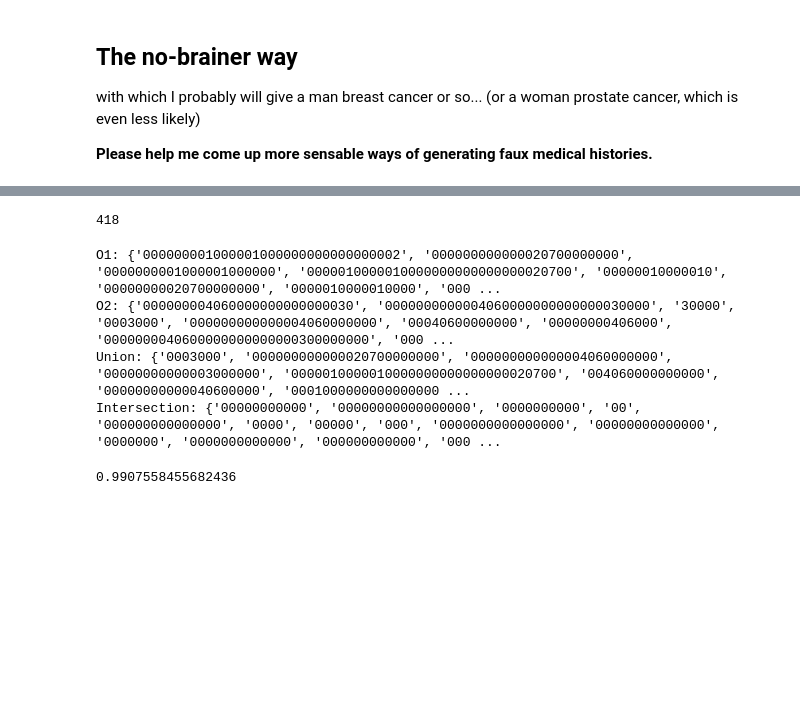
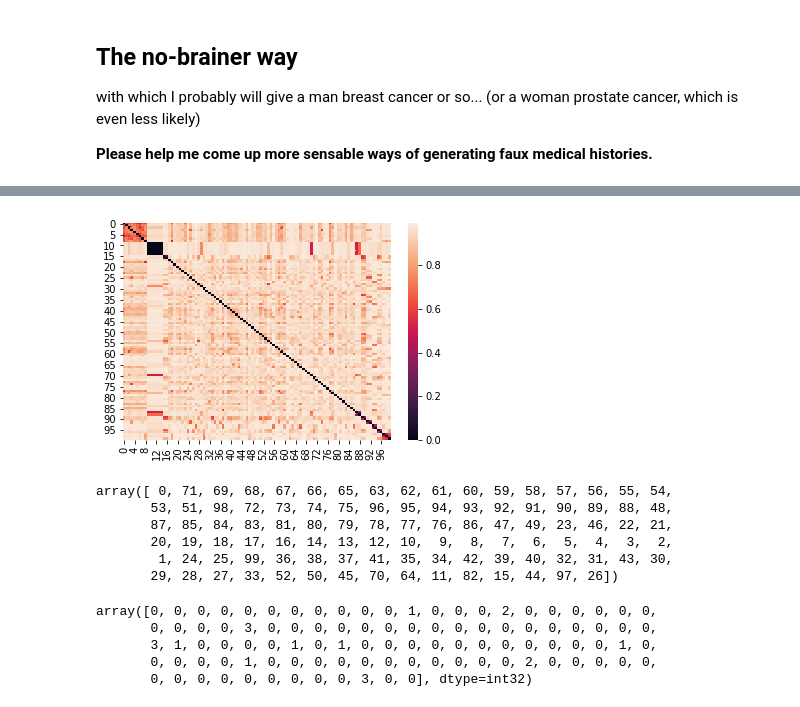
Before and after one commit to zeroknowledgediscovery/house_, a Jupyter notebook: pycode/QuasiMetric_Yi.ipynb, the cells around one changed output, grey strips where cells are left out. Cells and saved outputs as stored; diff of their text form; code cells hidden in the pictures; blank space fills up the shorter version.

Commit message:
plot clusters

```diff
--- a/pycode/QuasiMetric_Yi.ipynb
+++ b/pycode/QuasiMetric_Yi.ipynb
@@ -6,7 +6,7 @@ def get_omega(input_string):
     return set([input_string[i: j + 1] for i in range(length) for j in range(i, length)])
 
 
-def get_weightedJac(R1, R2, get_weight=None):
+def get_weightedJac(R1, R2, get_weight=None, *, verbose=False):
     """
     Calculate the (weighted) Jaccard distance between two formatted medical histories.
     """
@@ -18,6 +18,12 @@ def get_weightedJac(R1, R2, get_weight=None):
     union = O1.union(O2)
     intersection = O1.intersection(O2)
 
+    if verbose:
+        print('O1: {}'.format(O1))
+        print('O2: {}'.format(O2))
+        print('Union: {}'.format(union))
+        print('Intersection: {}'.format(intersection))
+
     weight_union = 0
     weight_intersection = 0
     for seq in union:
@@ -73,15 +76,9 @@ matrix = np.random.choice(10, size=(num_histories, length), replace=True, p=p)
 # %%
-histories = []
-for idx, row in enumerate(matrix):
-    history = ''.join(list(map(str, row)))
-    print('{}:\t{}'.format(idx, history))
-    histories.append(history)
-
-Jaccard = np.ones((num_histories, num_histories))
+Jaccard = np.zeros((num_histories, num_histories))
 for i in range(num_histories):
     for j in range(i + 1, num_histories):
         jac = get_weightedJac(histories[i], histories[j])
-        print('{}, {}:\t{}'.format(i, j, jac))
+        # print('{}, {}:\t{}'.format(i, j, jac))
         Jaccard[i][j] = jac
         Jaccard[j][i] = jac
 # %% [output]
@@ -105,12 +86,32 @@ for i in range(num_histories):
-# %%
-Jaccard.argmin()
-# %% [output]
-418
-# %%
-get_weightedJac_display(histories[0], histories[1])
-# %% [output]
-O1: {'000000001000001000000000000000002', '000000000000020700000000', '0000000001000001000000', '0000010000010000000000000000020700', '00000010000010', '00000000020700000000', '0000010000010000', '000 ...
-O2: {'000000004060000000000000030', '0000000000004060000000000000030000', '30000', '0003000', '000000000000004060000000', '00040600000000', '00000000406000', '0000000040600000000000000300000000', '000 ...
-Union: {'0003000', '000000000000020700000000', '000000000000004060000000', '00000000000003000000', '0000010000010000000000000000020700', '004060000000000', '00000000000040600000', '0001000000000000000 ...
-Intersection: {'00000000000', '00000000000000000', '0000000000', '00', '000000000000000', '0000', '00000', '000', '0000000000000000', '00000000000000', '0000000', '0000000000000', '000000000000', '000 ...
-0.9907558455682436
+# %%
+import matplotlib.pyplot as plt
+import seaborn as sns
+from sklearn.cluster import KMeans, spectral_clustering
+beta = 1.
+sim = np.exp(-beta * Jaccard / Jaccard.std())
+labels = spectral_clustering(sim, n_clusters=10, eigen_solver='arpack')
+# %%
+sortedIdx = np.argsort(labels)
+Jsorted=Jaccard[sortedIdx][:,sortedIdx]
+# %%
+sns.heatmap(Jsorted)
+plt.show()
+# %% [output]
+[figure, added]
+# %%
+np.argsort(labels)
+# %% [output]
+array([ 0, 71, 69, 68, 67, 66, 65, 63, 62, 61, 60, 59, 58, 57, 56, 55, 54,
+       53, 51, 98, 72, 73, 74, 75, 96, 95, 94, 93, 92, 91, 90, 89, 88, 48,
+       87, 85, 84, 83, 81, 80, 79, 78, 77, 76, 86, 47, 49, 23, 46, 22, 21,
+       20, 19, 18, 17, 16, 14, 13, 12, 10,  9,  8,  7,  6,  5,  4,  3,  2,
+        1, 24, 25, 99, 36, 38, 37, 41, 35, 34, 42, 39, 40, 32, 31, 43, 30,
+       29, 28, 27, 33, 52, 50, 45, 70, 64, 11, 82, 15, 44, 97, 26])
+# %%
+labels
+# %% [output]
+array([0, 0, 0, 0, 0, 0, 0, 0, 0, 0, 0, 1, 0, 0, 0, 2, 0, 0, 0, 0, 0, 0,
+       0, 0, 0, 0, 3, 0, 0, 0, 0, 0, 0, 0, 0, 0, 0, 0, 0, 0, 0, 0, 0, 0,
+       3, 1, 0, 0, 0, 0, 1, 0, 1, 0, 0, 0, 0, 0, 0, 0, 0, 0, 0, 0, 1, 0,
+       0, 0, 0, 0, 1, 0, 0, 0, 0, 0, 0, 0, 0, 0, 0, 0, 2, 0, 0, 0, 0, 0,
+       0, 0, 0, 0, 0, 0, 0, 0, 0, 3, 0, 0], dtype=int32)
```
Also changed, not shown: parts of 6 cells of this notebook, 1 other file.
